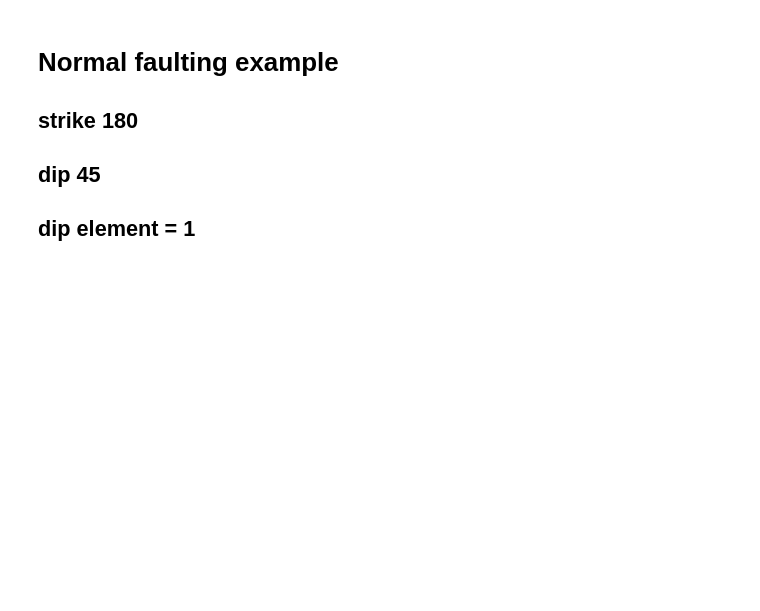
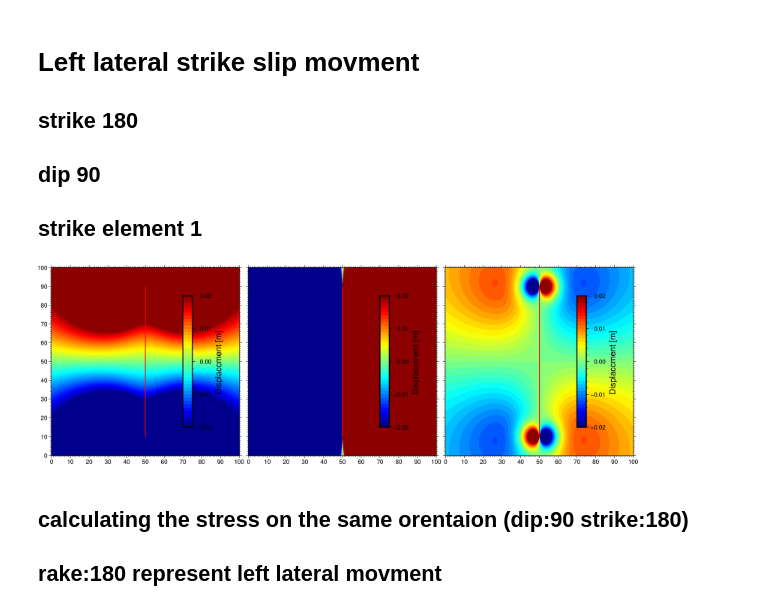
Before and after one commit to yohaimagen/faultSlip, a Jupyter notebook: faultSlip/example/temp.ipynb, the cells around one changed output. Cells and saved outputs as stored; diff of their text form; code cells hidden in the pictures; blank space fills up the shorter version.

```diff
--- a/faultSlip/example/temp.ipynb
+++ b/faultSlip/example/temp.ipynb
@@ -28,16 +26,16 @@ def get_source_cords(s):
 # %%
 lame_lambda, shear_mod = 320000.0, 320000.0
 # %%
-xx = np.linspace(0, 100, 1000)
-yy = np.linspace(0, 100, 1000)
+xx = np.linspace(0, 100e3, 1000)
+yy = np.linspace(0, 100e3, 1000)
 X, Y = np.meshgrid(xx, yy)
-# tdf= pd.DataFrame(dict(x=X.flatten(), y=Y.flatten(), id=0,E=0,Se=0,N=0,Sn=0,U=0,Su=0, lon=X.flatten()*1e-3, lat=Y.flatten()*1e-3))
-# tdf.to_csv('ttt.csv')
+tdf= pd.DataFrame(dict(x=X.flatten(), y=Y.flatten(), id=0,E=0,Se=0,N=0,Sn=0,U=0,Su=0, lon=X.flatten()*1e-3, lat=Y.flatten()*1e-3))
+tdf.to_csv('ttt.csv')
 # %% [markdown]
-# Normal faulting example
+# Left lateral strike slip movment
 ## strike 180
-## dip 45
-## dip element = 1
+## dip 90
+## strike element 1
 # %%
 parms = '''{
 "global_parameters":
@@ -97,0 +111,53 @@ da = xr.DataArray(
+# %%
+fig = gmt.Figure()
+pygmt.config(FORMAT_GEO_MAP='ddd.xx', MAP_FRAME_TYPE='plain')
+region=[0, 100, 0, 100]
+fig.basemap(
+    B=['WSne', 'xa10f1g10', 'ya10f1g10'],
+    projection=f"X10",
+    region=region
+)
+pygmt.makecpt(cmap="jet", series=[-0.02, 0.02, 0.001], background=True)
+
+fig.grdimage(grid=da_e)
+fig.plot(
+    x= plain_cords[:, 0],
+    y = plain_cords[:, 1],
+    W='1,red',
+    L=True
+)
+fig.colorbar(position="JMR+o-3c/0c+w7c/0.5c", frame='af+l"Displaccment [m] "')
+fig.shift_origin(xshift='10.5c')
+fig.basemap(
+    B=['wSne', 'xa10f1g10', 'ya10f1g10'],
+    projection=f"X10",
+    region=region
+)
+fig.grdimage(grid=da_n)
+fig.plot(
+    x= plain_cords[:, 0],
+    y = plain_cords[:, 1],
+    W='1,red',
+    L=True
+)
+fig.colorbar(position="JMR+o-3c/0c+w7c/0.5c", frame='af+l"Displaccment [m] "')
+fig.shift_origin(xshift='10.5c')
+fig.basemap(
+    B=['wSne', 'xa10f1g10', 'ya10f1g10'],
+    projection=f"X10",
+    region=region
+)
+fig.grdimage(grid=da_up)
+fig.plot(
+    x= plain_cords[:, 0],
+    y = plain_cords[:, 1],
+    W='1,red',
+    L=True
+)
+fig.colorbar(position="JMR+o-3c/0c+w7c/0.5c", frame='af+l"Displaccment [m] "')
+fig.show(width=600)
+# %% [output]
+[figure, added]
+# %% [markdown]
+## calculating the stress on the same orentaion (dip:90 strike:180)
+## rake:180 represent left lateral movment
```
Also changed, not shown: parts of 12 cells of this notebook, 8 other files.
